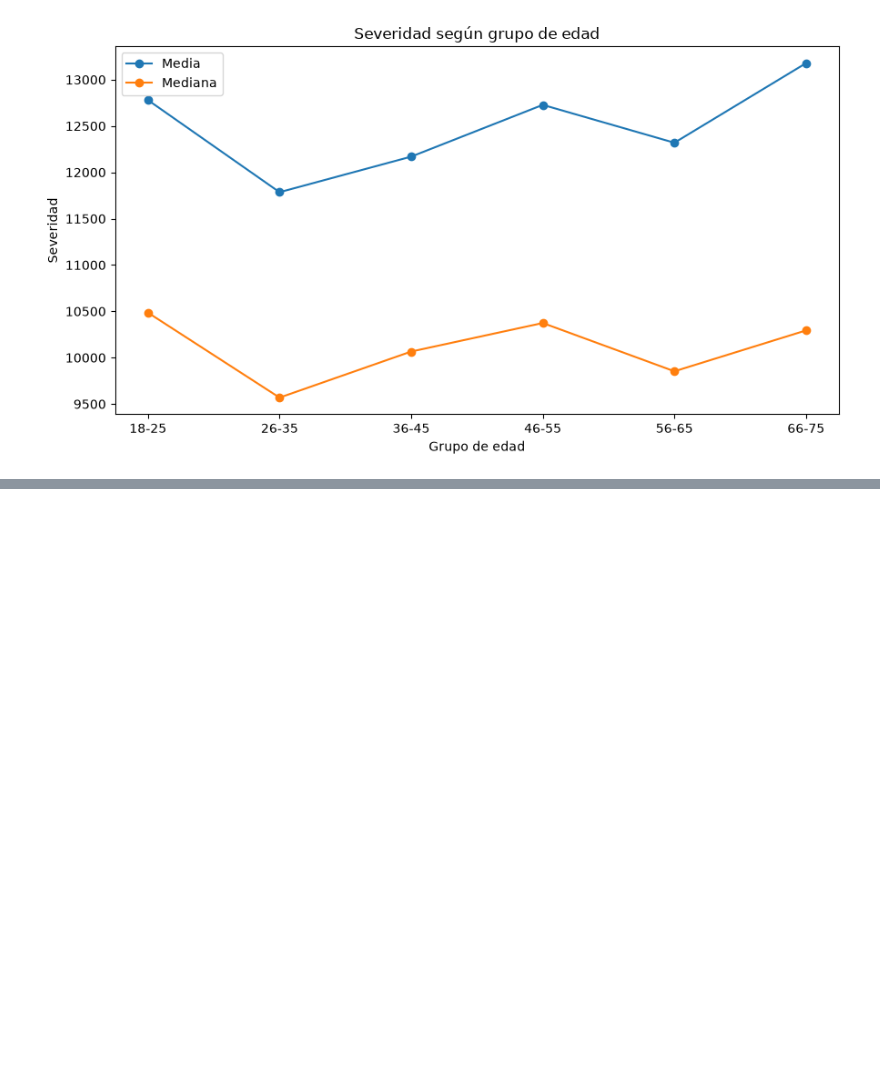
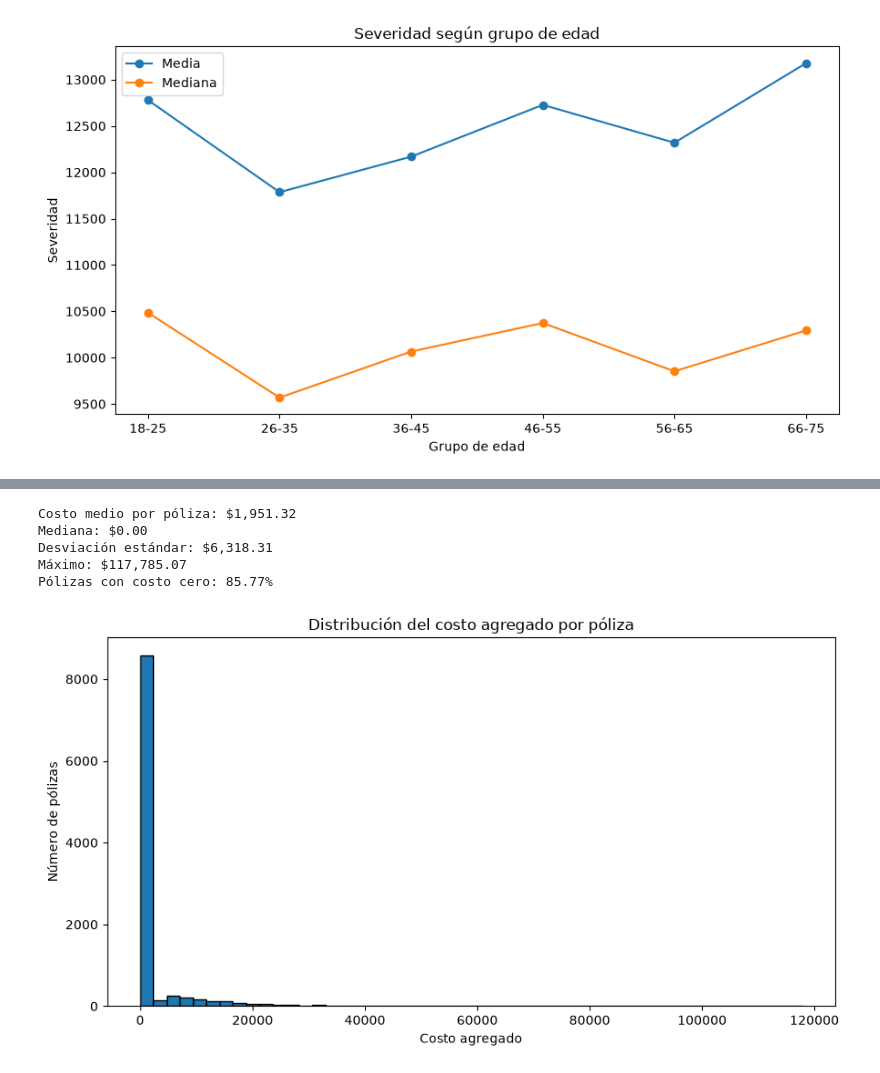
Before and after one commit to ActuarioDereckFuzz/Modelos_estadisticosvsMLvsDeep-Learning, a Jupyter notebook: notebooks/02_eda.ipynb, the cells around one changed output, grey strips where cells are left out. Saved outputs shown, nothing was run; the diff lists cells and outputs as text; code cells hidden in the pictures; blank space fills up the shorter version.

```diff
--- a/notebooks/02_eda.ipynb
+++ b/notebooks/02_eda.ipynb
@@ -1233,0 +1383,29 @@ plt.show()
+# %%
+print(f"Costo medio por póliza: ${cost.mean():,.2f}")
+print(f"Mediana: ${cost.median():,.2f}")
+print(f"Desviación estándar: ${cost.std():,.2f}")
+print(f"Máximo: ${cost.max():,.2f}")
+print(f"Pólizas con costo cero: {(cost == 0).mean():.2%}")
+# %% [output]
+Costo medio por póliza: $1,951.32
+Mediana: $0.00
+Desviación estándar: $6,318.31
+Máximo: $117,785.07
+Pólizas con costo cero: 85.77%
+# %%
+plt.figure(figsize=(9, 5))
+
+plt.hist(
+    df["costo_siniestros"],
+    bins=50,
+    edgecolor="black"
+)
+
+plt.title("Distribución del costo agregado por póliza")
+plt.xlabel("Costo agregado")
+plt.ylabel("Número de pólizas")
+
+plt.tight_layout()
+plt.show()
+# %% [output]
+[figure, added]
```
Also changed, not shown: parts of 25 cells of this notebook, 1 other file.
